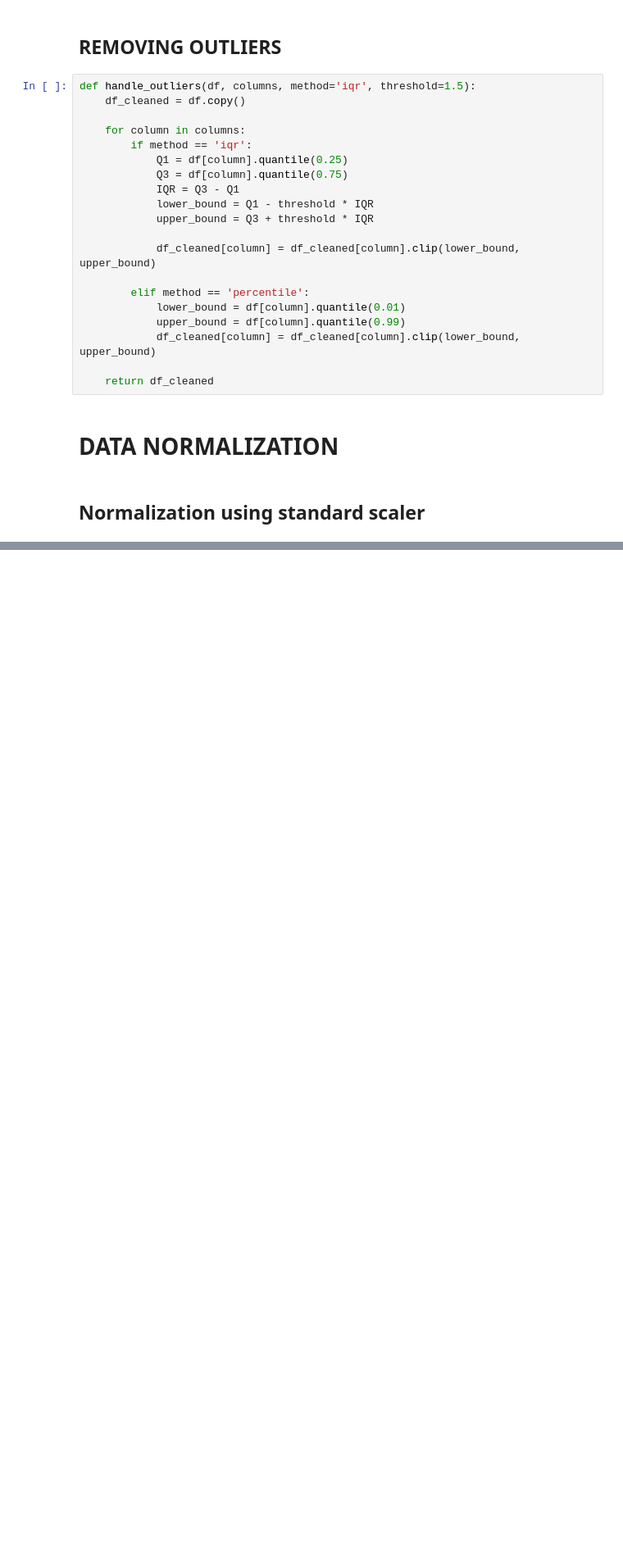
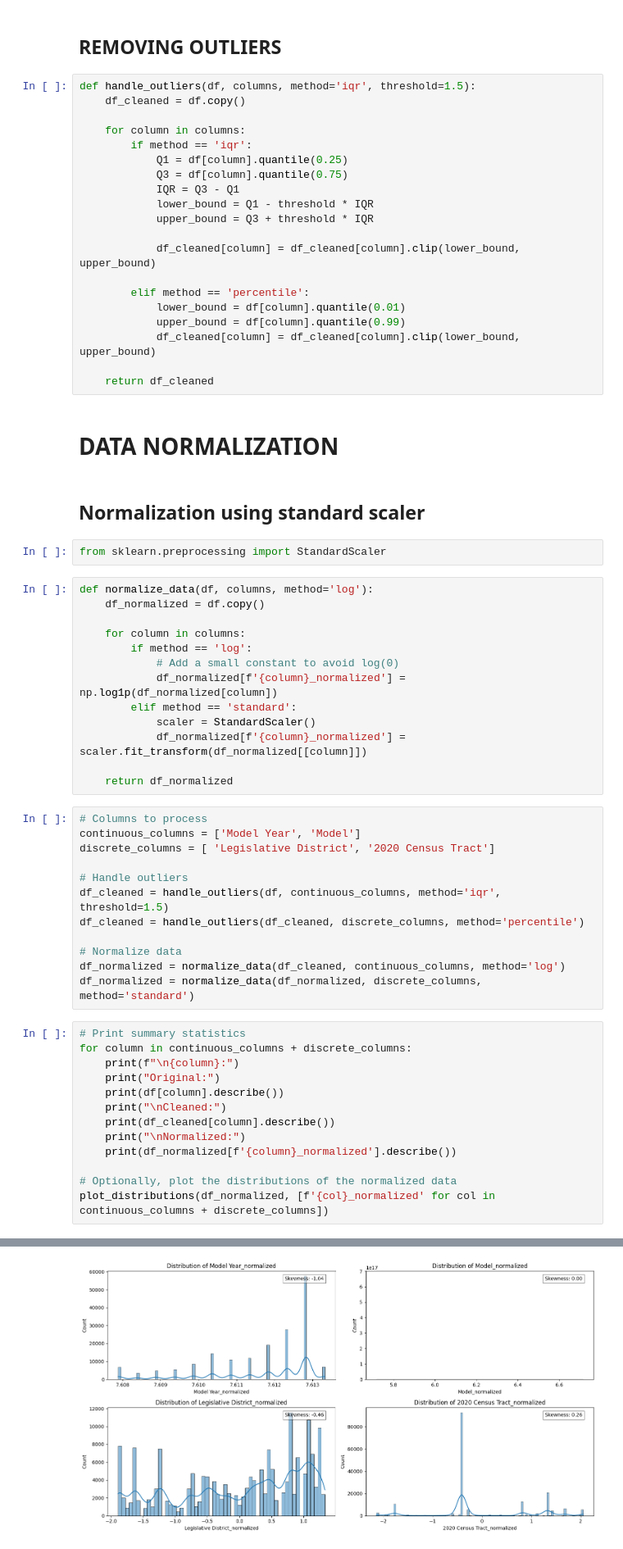
Before and after one commit to Ann-Tonina/Electric-Vehicles-Population-2024, a Jupyter notebook: EVpopulation.ipynb, the cells around one changed output, grey strips where cells are left out. Shown at 82% size. Drawn from its saved outputs; the diff is of its cells as text; blank space fills up the shorter version.

Commit message:
Data Normalization

```diff
--- a/EVpopulation.ipynb
+++ b/EVpopulation.ipynb
@@ -469,3 +469,44 @@ def handle_outliers(df, columns, method='iqr', threshold=1.5):
 # DATA NORMALIZATION
 # %% [markdown]
 ## Normalization using standard scaler
+# %%
+from sklearn.preprocessing import StandardScaler
+# %%
+def normalize_data(df, columns, method='log'):
+    df_normalized = df.copy()
+
+    for column in columns:
+        if method == 'log':
+            # Add a small constant to avoid log(0)
+            df_normalized[f'{column}_normalized'] = np.log1p(df_normalized[column])
+        elif method == 'standard':
+            scaler = StandardScaler()
+            df_normalized[f'{column}_normalized'] = scaler.fit_transform(df_normalized[[column]])
+
+    return df_normalized
+# %%
+# Columns to process
+continuous_columns = ['Model Year', 'Model']
+discrete_columns = [ 'Legislative District', '2020 Census Tract']
+
+# Handle outliers
+df_cleaned = handle_outliers(df, continuous_columns, method='iqr', threshold=1.5)
+df_cleaned = handle_outliers(df_cleaned, discrete_columns, method='percentile')
+
+# Normalize data
+df_normalized = normalize_data(df_cleaned, continuous_columns, method='log')
+df_normalized = normalize_data(df_normalized, discrete_columns, method='standard')
+# %%
+# Print summary statistics
+for column in continuous_columns + discrete_columns:
+    print(f"\n{column}:")
+    print("Original:")
+    print(df[column].describe())
+    print("\nCleaned:")
+    print(df_cleaned[column].describe())
+    print("\nNormalized:")
+    print(df_normalized[f'{column}_normalized'].describe())
+
+# Optionally, plot the distributions of the normalized data
+plot_distributions(df_normalized, [f'{col}_normalized' for col in continuous_columns + discrete_columns])
+# %% [output]
@@ -471,0 +530 @@ def handle_outliers(df, columns, method='iqr', threshold=1.5):
+[figure, added]
```
Also changed, not shown: parts of 4 cells of this notebook.
